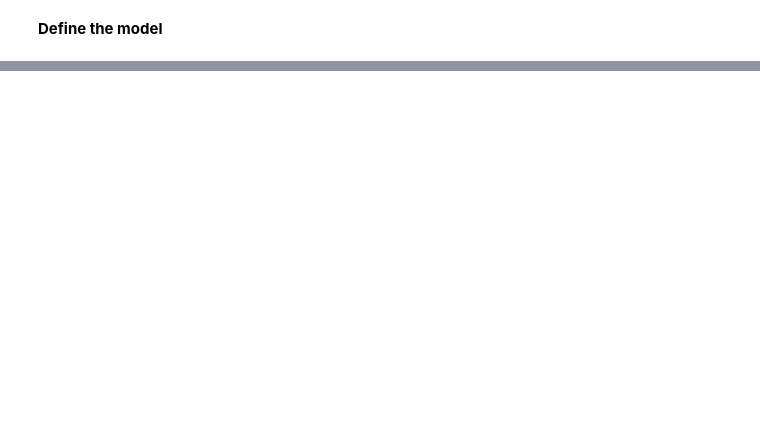
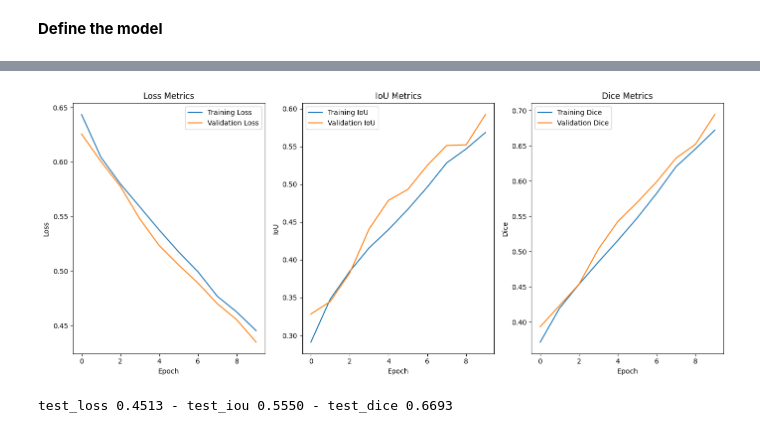
Before and after one commit to AntoniValls/Kvasir-Semantic-Segmentation, a Jupyter notebook: NestedUNET.ipynb, the cells around one changed output, grey strips where cells are left out. Saved outputs shown, nothing was run; the diff lists cells and outputs as text; code cells hidden in the pictures; blank space fills up the shorter version.

Commit message:
Working model

```diff
--- a/NestedUNET.ipynb
+++ b/NestedUNET.ipynb
@@ -235,0 +244,47 @@ OutOfMemoryError: CUDA out of memory. Tried to allocate 256.00 MiB. GPU
+# %%
+import matplotlib.pyplot as plt
+import pandas as pd
+
+# Read the CSV file into a DataFrame
+df = pd.read_csv('models/First_try/log.csv')
+
+# Create a figure and subplots
+fig, (ax1, ax2, ax3) = plt.subplots(1, 3, figsize=(14, 6))
+
+# Plot the loss features in the first subplot
+ax1.plot(df['epoch'], df['loss'], label='Training Loss')
+ax1.plot(df['epoch'], df['val_loss'], label='Validation Loss')
+ax1.set_title('Loss Metrics')
+ax1.set_xlabel('Epoch')
+ax1.set_ylabel('Loss')
+ax1.legend()
+
+# Plot the IoU and Dice metrics in the second subplot
+ax2.plot(df['epoch'], df['iou'], label='Training IoU')
+ax2.plot(df['epoch'], df['val_iou'], label='Validation IoU')
+ax2.set_title('IoU Metrics')
+ax2.set_xlabel('Epoch')
+ax2.set_ylabel('IoU')
+ax2.legend()
+
+ax3.plot(df['epoch'], df['dice'], label='Training Dice')
+ax3.plot(df['epoch'], df['val_dice'], label='Validation Dice')
+ax3.set_title('Dice Metrics')
+ax3.set_xlabel('Epoch')
+ax3.set_ylabel('Dice')
+ax3.legend()
+
+# Adjust the spacing between subplots
+plt.tight_layout()
+
+# Display the plot
+plt.show()
+# %% [output]
+[figure, added]
+# %%
+test_log = evaluate(config, model, test_iterator, criterion, config['deep_supervision'], device)
+
+print('test_loss %.4f - test_iou %.4f - test_dice %.4f'
+          % (test_log['loss'], test_log['iou'], test_log['dice_coef']))
+# %% [output]
+test_loss 0.4513 - test_iou 0.5550 - test_dice 0.6693
```
Also changed, not shown: parts of 17 cells of this notebook, 8 other files.
